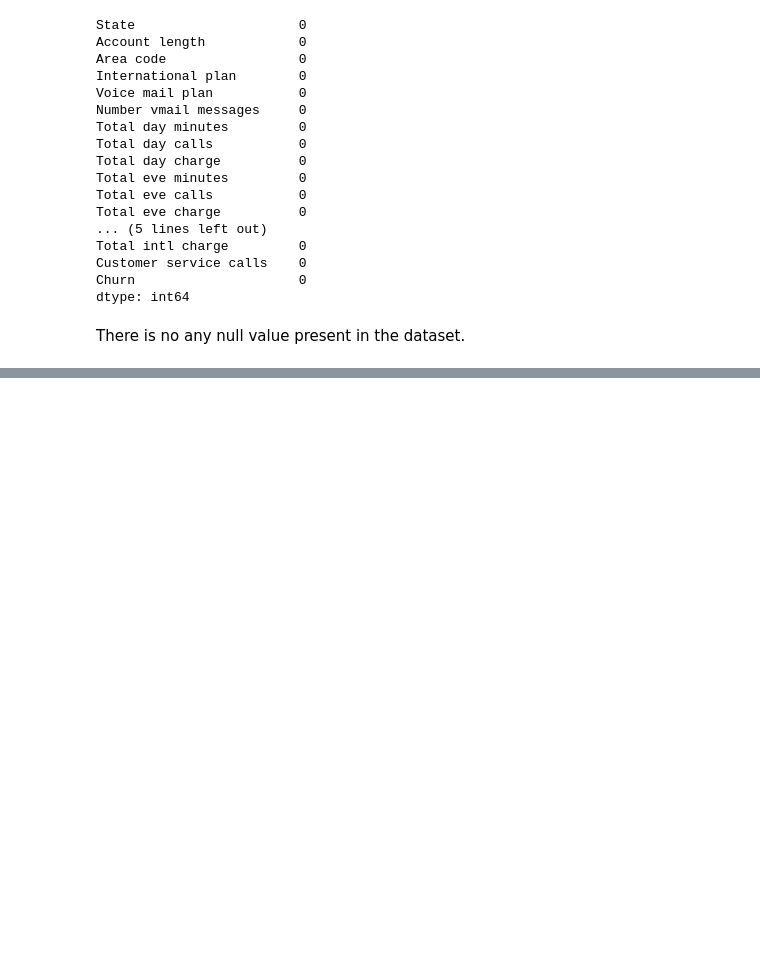
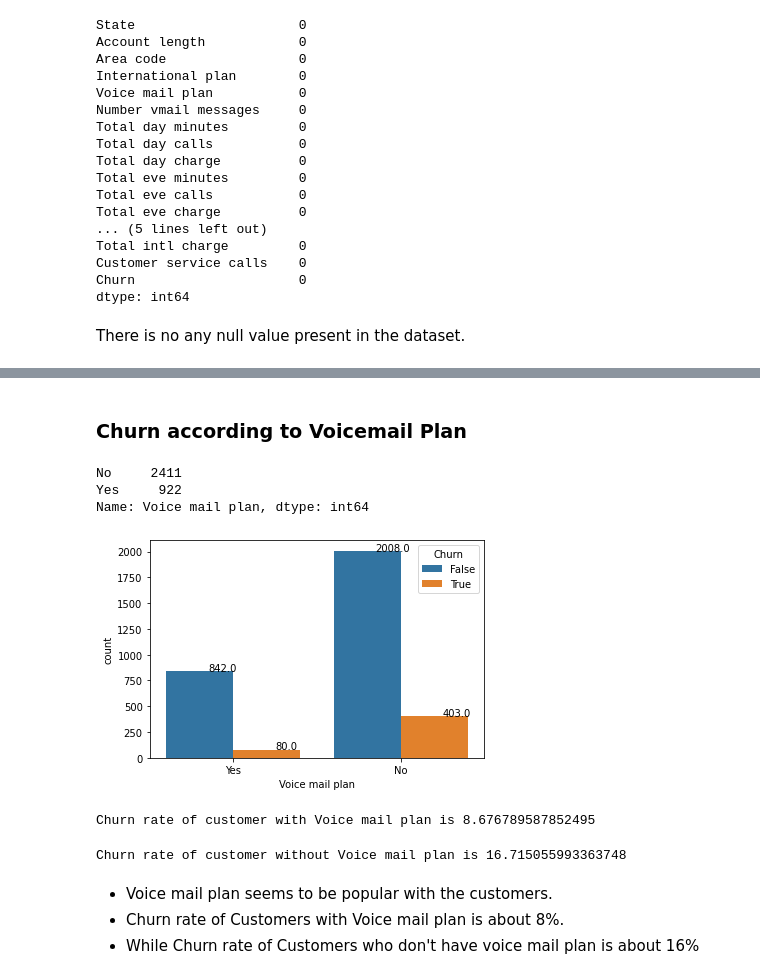
Before and after one commit to omajipawar/Telecom-Churn-Analysis, a Jupyter notebook: Telecom_Churn_Analysis_(Omaji_Pawar)_Capstone_Project.ipynb, the cells around one changed output, grey strips where cells are left out. Drawn from its saved outputs; the diff is of its cells as text; code cells hidden in the pictures; blank space fills up the shorter version.

```diff
--- a/Telecom_Churn_Analysis_(Omaji_Pawar)_Capstone_Project.ipynb
+++ b/Telecom_Churn_Analysis_(Omaji_Pawar)_Capstone_Project.ipynb
@@ -133,0 +209,39 @@ There is no any null value present in the dataset.
+# %% [markdown]
+### Churn according to Voicemail Plan
+# %%
+#Value counts of Voice mail plan
+df['Voice mail plan'].value_counts()
+# %% [output]
+No     2411
+Yes     922
+Name: Voice mail plan, dtype: int64
+# %%
+#plottting a countplot of Churn according to Voicemail plan
+ax= sns.countplot(x='Voice mail plan',hue='Churn',data=df)
+for p in ax.patches:
+   ax.annotate('{:.1f}'.format(p.get_height()), (p.get_x()+0.25, p.get_height()+0.01))
+
+plt.show()
+# %% [output]
+[figure, added]
+# %%
+#Churn rate of customer with Voice mail plan
+
+#Churn rate = number of Churned customer / total number of customers with voice mail plan
+print('Churn rate of customer with Voice mail plan is',80*100/922)
+# %% [output]
+Churn rate of customer with Voice mail plan is 8.676789587852495
+# %%
+#Churn rate of customer without Voice mail plan
+
+#Churn rate = number of Churned customer / total number of customers with voice mail plan
+print('Churn rate of customer without Voice mail plan is',403*100/2411)
+# %% [output]
+Churn rate of customer without Voice mail plan is 16.715055993363748
+# %% [markdown]
+
+
+
+*   Voice mail plan seems to be popular with the customers.
+*   Churn rate of Customers with Voice mail plan is about 8%.
+*   While Churn rate of Customers who don't have voice mail plan is about 16%
```
Also changed, not shown: parts of 10 cells of this notebook.
